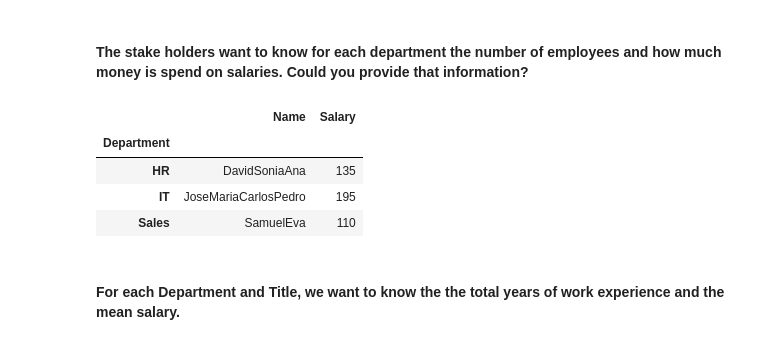
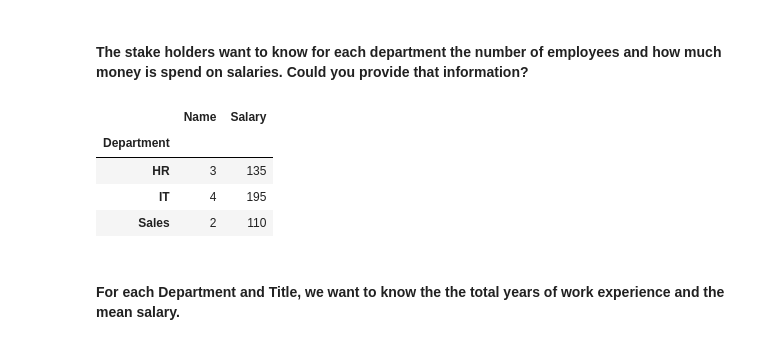
Before and after one commit to ta-data-lis/lab-pivot-table-and-correlation, a Jupyter notebook: your_code/main.ipynb, the cells around one changed output. Drawn from its saved outputs; the diff is of its cells as text; code cells hidden in the pictures.

```diff
--- a/your_code/main.ipynb
+++ b/your_code/main.ipynb
@@ -131,15 +131,15 @@ infosalaryb.head(10) #fill_value='xx' to replace NaN, 0,...
 # %% [markdown]
 #### The stake holders want to know for each department the number of employees and how much money is spend on salaries. Could you provide that information?
 # %%
-ts=pd.pivot_table(employee,values=['Salary','Name'],index=['Department'],aggfunc={'Name': np.sum, 'Salary':np.sum})
+ts=pd.pivot_table(employee,values=['Salary','Name'],index=['Department'],aggfunc={'Name': pd.Series.count, 'Salary':np.sum})
 ts.head()
-#how to sum people not by their name! #TO IMPROVE
+#'Name': pd.Series.count will count the number of values VS Sum (add the names together)
 # %% [output]
 |  | Name | Salary |
 | Department |  |  |
-| HR | DavidSoniaAna | 135 |
-| IT | JoseMariaCarlosPedro | 195 |
-| Sales | SamuelEva | 110 |
+| HR | 3 | 135 |
+| IT | 4 | 195 |
+| Sales | 2 | 110 |
 # %% [markdown]
 #### For each Department and Title, we want to know the the total years of work experience and the mean salary.
 # %%
```
Also changed, not shown: parts of 2 cells of this notebook.
